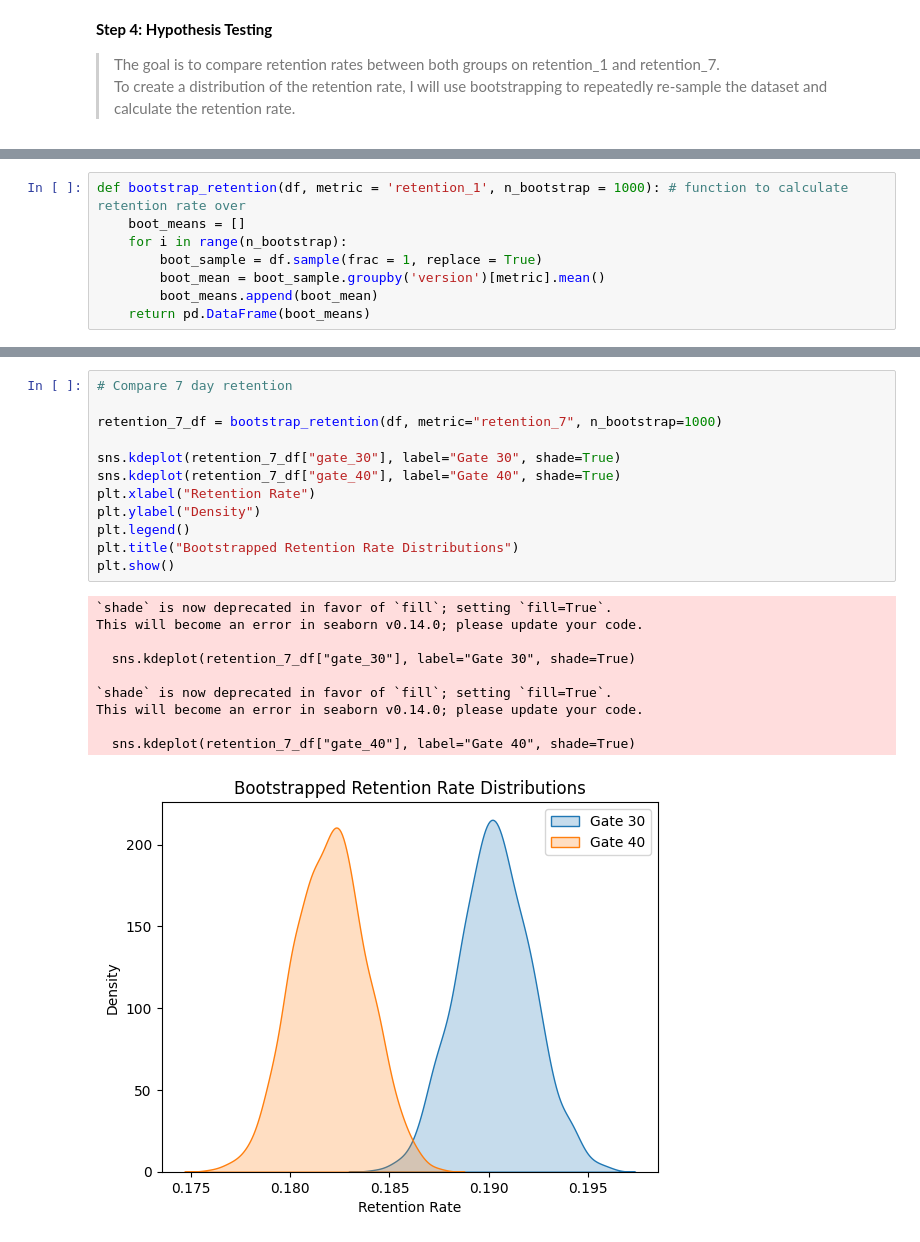
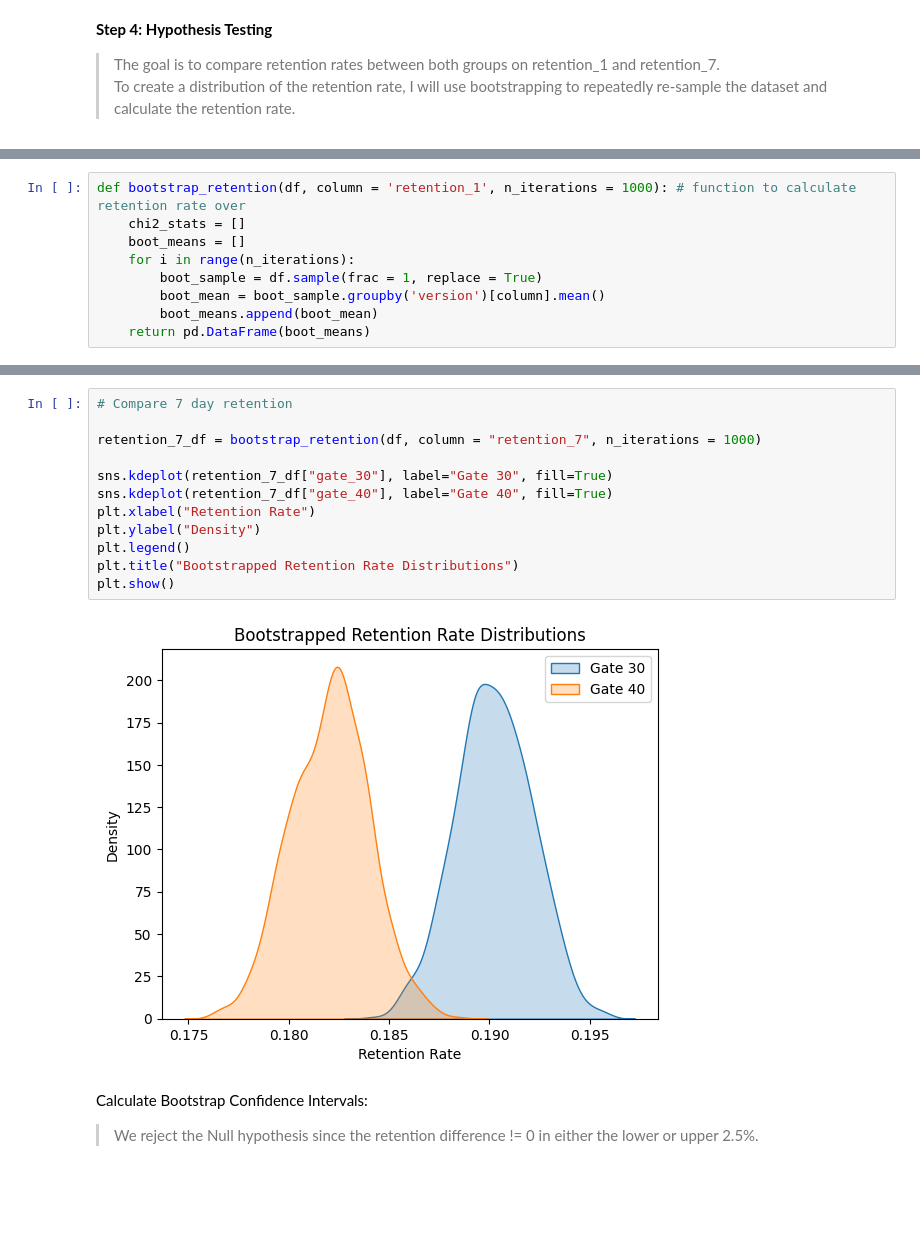
Before and after one commit to connorthornhill9/AB-Testing---Cookie-Cats, a Jupyter notebook: Scripts/AB Testing Notebook.ipynb, the cells around one changed output, grey strips where cells are left out. Cells and saved outputs as stored; diff of their text form; blank space fills up the shorter version.

```diff
--- a/Scripts/AB Testing Notebook.ipynb
+++ b/Scripts/AB Testing Notebook.ipynb
@@ -119,9 +129,10 @@ To create a distribution of the retention rate, I will use bootstrapping to repe
 # %%
-def bootstrap_retention(df, metric = 'retention_1', n_bootstrap = 1000): # function to calculate retention rate over
+def bootstrap_retention(df, column = 'retention_1', n_iterations = 1000): # function to calculate retention rate over
+    chi2_stats = []
     boot_means = []
-    for i in range(n_bootstrap):
+    for i in range(n_iterations):
         boot_sample = df.sample(frac = 1, replace = True)
-        boot_mean = boot_sample.groupby('version')[metric].mean()
+        boot_mean = boot_sample.groupby('version')[column].mean()
         boot_means.append(boot_mean)
     return pd.DataFrame(boot_means)
 # %%
@@ -150,23 +182,17 @@ This will become an error in seaborn v0.14.0; please update your code.
 # %%
 # Compare 7 day retention
 
-retention_7_df = bootstrap_retention(df, metric="retention_7", n_bootstrap=1000)
+retention_7_df = bootstrap_retention(df, column = "retention_7", n_iterations = 1000)
 
-sns.kdeplot(retention_7_df["gate_30"], label="Gate 30", shade=True)
-sns.kdeplot(retention_7_df["gate_40"], label="Gate 40", shade=True)
+sns.kdeplot(retention_7_df["gate_30"], label="Gate 30", fill=True)
+sns.kdeplot(retention_7_df["gate_40"], label="Gate 40", fill=True)
 plt.xlabel("Retention Rate")
 plt.ylabel("Density")
 plt.legend()
 plt.title("Bootstrapped Retention Rate Distributions")
 plt.show()
 # %% [output]
-`shade` is now deprecated in favor of `fill`; setting `fill=True`.
-This will become an error in seaborn v0.14.0; please update your code.
-
-  sns.kdeplot(retention_7_df["gate_30"], label="Gate 30", shade=True)
-
-`shade` is now deprecated in favor of `fill`; setting `fill=True`.
-This will become an error in seaborn v0.14.0; please update your code.
-
-  sns.kdeplot(retention_7_df["gate_40"], label="Gate 40", shade=True)
-[figure, old version]
+[figure, new version]
+# %% [markdown]
+Calculate Bootstrap Confidence Intervals:
+> We reject the Null hypothesis since the retention difference != 0 in either the lower or upper 2.5%.
```
Also changed, not shown: parts of 13 cells of this notebook.
